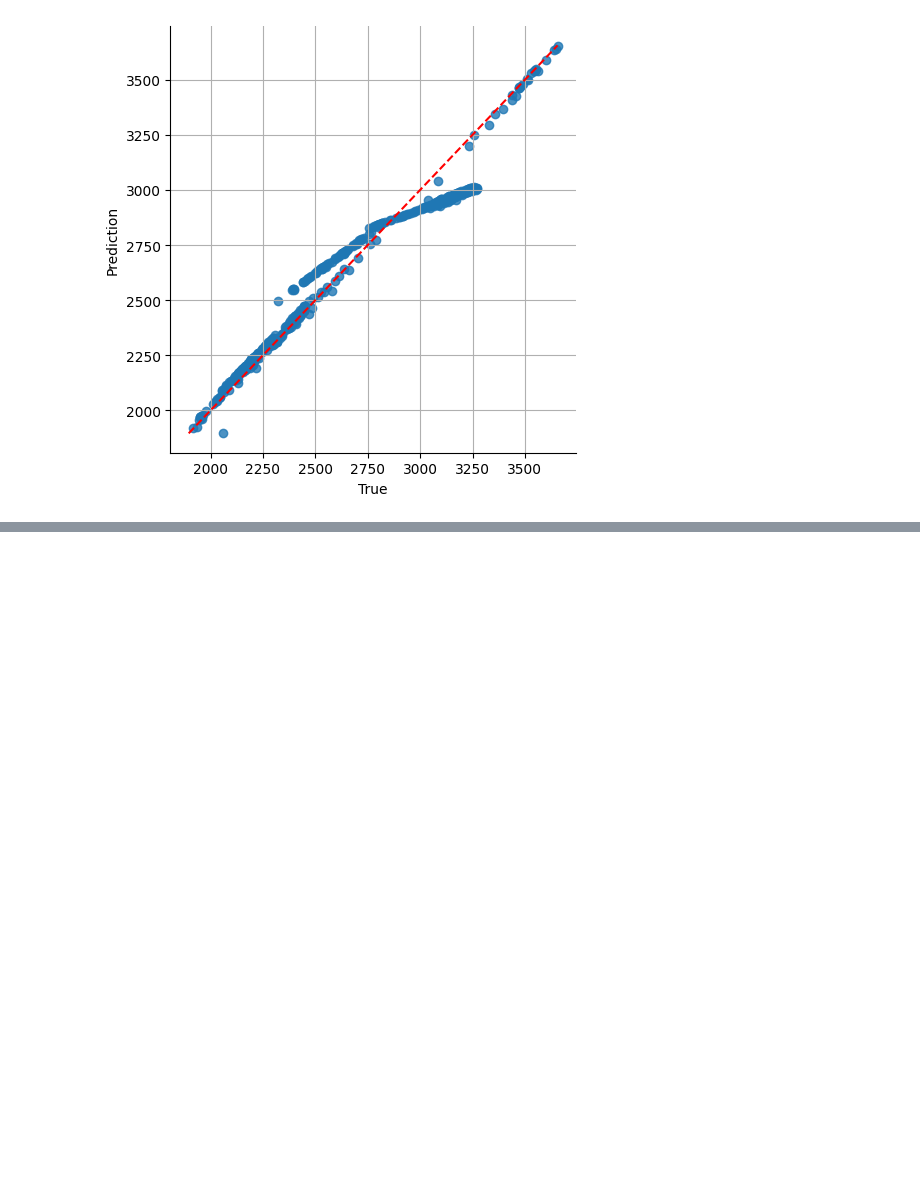
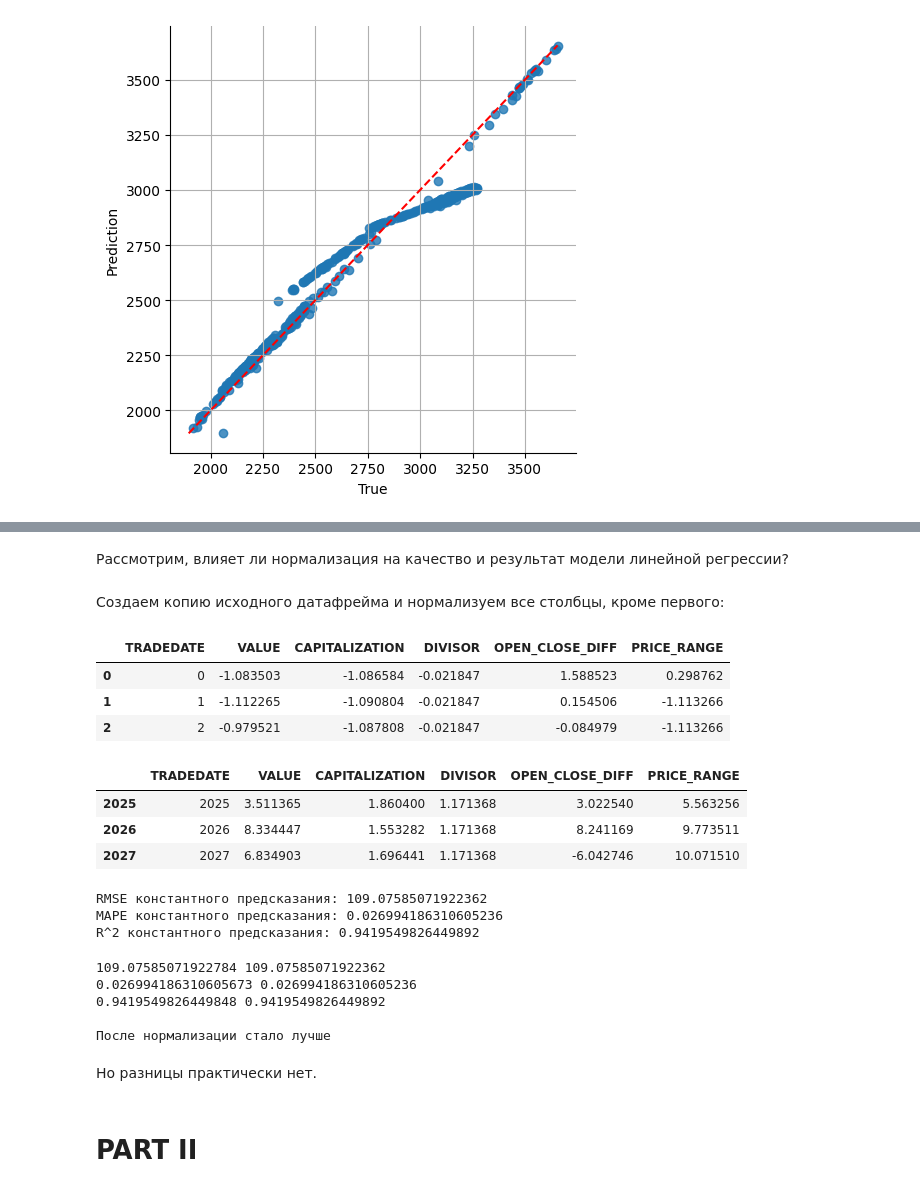
Before and after one commit to mariaa-ea/Machine-learning-for-scientific-data-analysis, a Jupyter notebook: PR_1.ipynb, the cells around one changed output, grey strips where cells are left out. Cells and saved outputs as stored; diff of their text form; code cells hidden in the pictures; blank space fills up the shorter version.

```diff
--- a/PR_1.ipynb
+++ b/PR_1.ipynb
@@ -714,0 +759,2 @@ fig.show()
+# %% [markdown]
+Рассмотрим, влияет ли нормализация на качество и результат модели линейной регрессии?
@@ -714,0 +763,6 @@ fig.show()
+# %% [markdown]
+Создаем копию исходного датафрейма и нормализуем все столбцы, кроме первого:
+# %%
+scaler = StandardScaler()
+X_train_scaled = X_train.copy()
+X_train_scaled.iloc[:, 1:] = scaler.fit_transform(X_train.iloc[:, 1:])
@@ -714,0 +772,14 @@ fig.show()
+# %%
+X_train_scaled.head(3)
+# %% [output]
+|  | TRADEDATE | VALUE | CAPITALIZATION | DIVISOR | OPEN_CLOSE_DIFF | PRICE_RANGE |
+| 0 | 0 | -1.083503 | -1.086584 | -0.021847 | 1.588523 | 0.298762 |
+| 1 | 1 | -1.112265 | -1.090804 | -0.021847 | 0.154506 | -1.113266 |
+| 2 | 2 | -0.979521 | -1.087808 | -0.021847 | -0.084979 | -1.113266 |
+# %%
+X_test_scaled.head(3)
+# %% [output]
+|  | TRADEDATE | VALUE | CAPITALIZATION | DIVISOR | OPEN_CLOSE_DIFF | PRICE_RANGE |
+| 2025 | 2025 | 3.511365 | 1.860400 | 1.171368 | 3.022540 | 5.563256 |
+| 2026 | 2026 | 8.334447 | 1.553282 | 1.171368 | 8.241169 | 9.773511 |
+| 2027 | 2027 | 6.834903 | 1.696441 | 1.171368 | -6.042746 | 10.071510 |
@@ -714,0 +790,29 @@ fig.show()
+# %%
+rmse_lr_new = np.sqrt(mean_squared_error(y_test, y_preds_lr_new))
+print("RMSE константного предсказания:", rmse_lr_new )
+
+mape_lr_new = mean_absolute_percentage_error(y_test, y_preds_lr_new)
+print("MAPE константного предсказания:", mape_lr_new )
+
+r2_lr_new = r2_score(y_test, y_preds_lr_new)
+print("R^2 константного предсказания:", r2_lr_new )
+# %% [output]
+RMSE константного предсказания: 109.07585071922362
+MAPE константного предсказания: 0.026994186310605236
+R^2 константного предсказания: 0.9419549826449892
+# %%
+print(rmse_lr, rmse_lr_new)
+print(mape_lr, mape_lr_new)
+print(r2_lr, r2_lr_new, "\n")
+
+print("Раньше было лучше" if r2_lr > r2_lr_new else "После нормализации стало лучше")
+# %% [output]
+109.07585071922784 109.07585071922362
+0.026994186310605673 0.026994186310605236
+0.9419549826449848 0.9419549826449892
+
+После нормализации стало лучше
+# %% [markdown]
+Но разницы практически нет.
+# %% [markdown]
+# PART II
```
Also changed, not shown: parts of 24 cells of this notebook.
